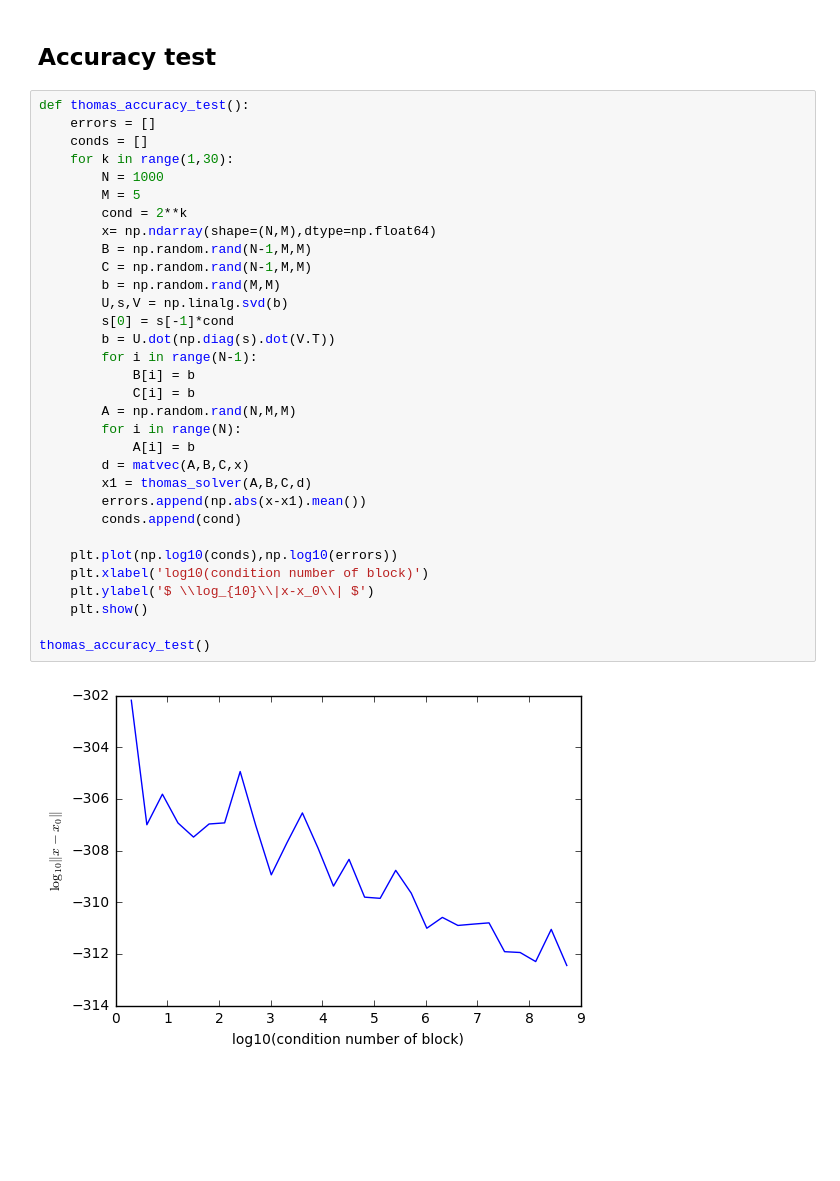
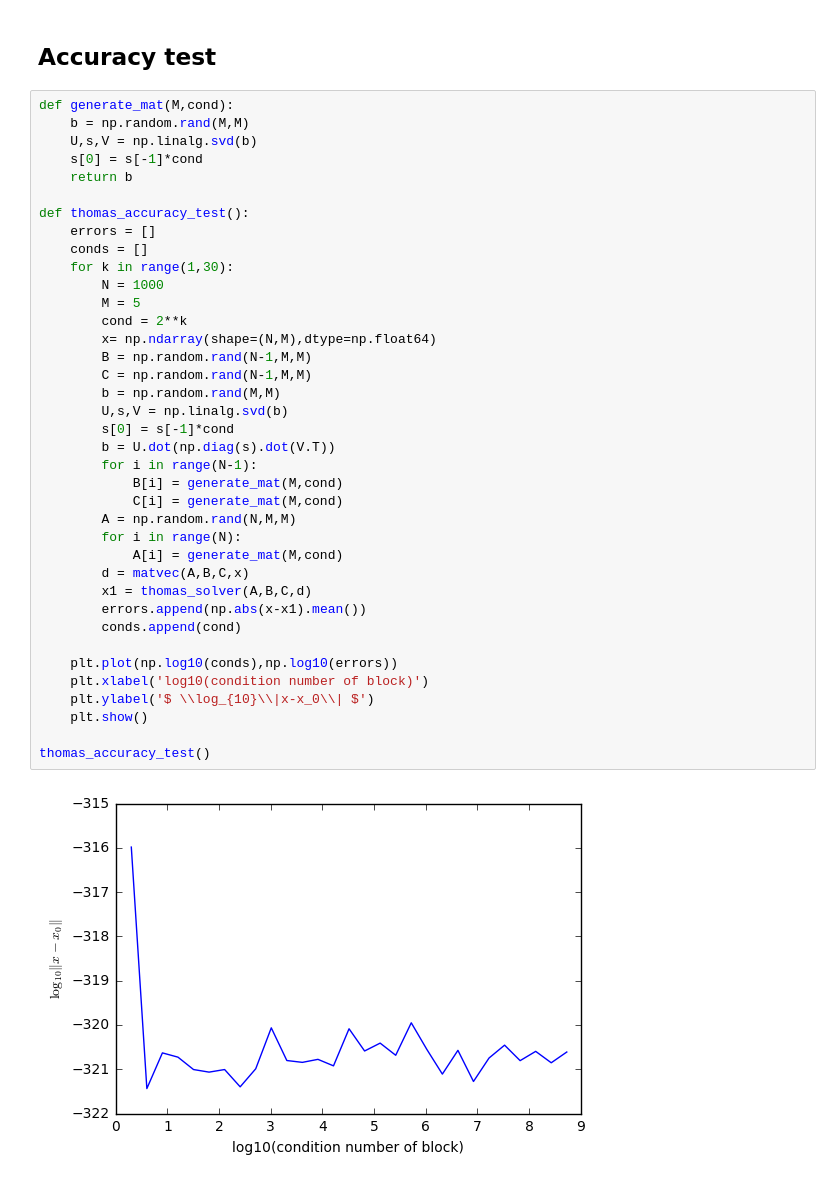
Before and after one commit to Ignatov-nlap/PSI_project, a Jupyter notebook: Inversion_tridiagonal.ipynb, the cells around one changed output. Drawn from its saved outputs; the diff is of its cells as text; blank space fills up the shorter version.

```diff
--- a/Inversion_tridiagonal.ipynb
+++ b/Inversion_tridiagonal.ipynb
@@ -92,36 +92,42 @@ thomas_time_test()
 # %% [markdown]
 ## Accuracy test
 # %%
+def generate_mat(M,cond):
+    b = np.random.rand(M,M)
+    U,s,V = np.linalg.svd(b)
+    s[0] = s[-1]*cond
+    return b
+
 def thomas_accuracy_test():
     errors = []
     conds = []
     for k in range(1,30):
         N = 1000
         M = 5
         cond = 2**k
         x= np.ndarray(shape=(N,M),dtype=np.float64)
         B = np.random.rand(N-1,M,M)
         C = np.random.rand(N-1,M,M)
         b = np.random.rand(M,M)
         U,s,V = np.linalg.svd(b)
         s[0] = s[-1]*cond
         b = U.dot(np.diag(s).dot(V.T))
         for i in range(N-1):
-            B[i] = b
-            C[i] = b
+            B[i] = generate_mat(M,cond)
+            C[i] = generate_mat(M,cond)
         A = np.random.rand(N,M,M)
         for i in range(N):
-            A[i] = b
+            A[i] = generate_mat(M,cond)
         d = matvec(A,B,C,x)
         x1 = thomas_solver(A,B,C,d)
         errors.append(np.abs(x-x1).mean())
         conds.append(cond)
 
     plt.plot(np.log10(conds),np.log10(errors))
     plt.xlabel('log10(condition number of block)')
     plt.ylabel('$ \\log_{10}\\|x-x_0\\| $')
     plt.show()
 
 thomas_accuracy_test()
 # %% [output]
-[figure, old version]
+[figure, new version]
```
